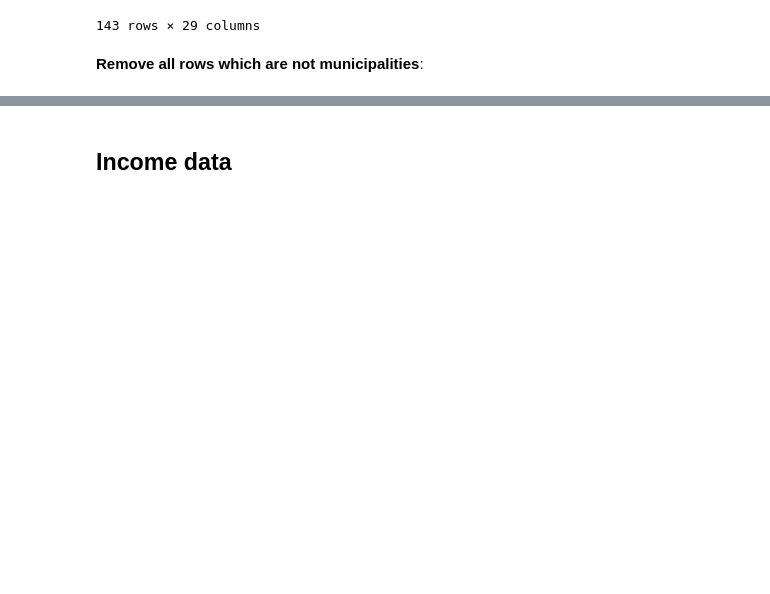
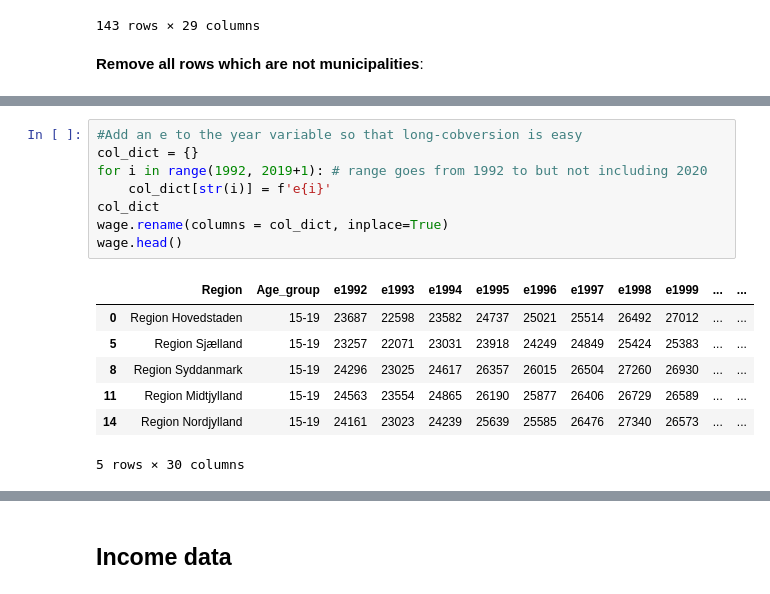
Before and after one commit to AskerNC/projects-2021-stressfaktoren, a Jupyter notebook: dataproject/dataproject.ipynb, the cells around one changed output, grey strips where cells are left out. Drawn from its saved outputs; the diff is of its cells as text; blank space fills up the shorter version.

```diff
--- a/dataproject/dataproject.ipynb
+++ b/dataproject/dataproject.ipynb
@@ -131,0 +130,16 @@ wage.head(100)
+# %%
+#Add an e to the year variable so that long-cobversion is easy
+col_dict = {}
+for i in range(1992, 2019+1): # range goes from 1992 to but not including 2020
+    col_dict[str(i)] = f'e{i}'
+col_dict
+wage.rename(columns = col_dict, inplace=True)
+wage.head()
+# %% [output]
+|  | Region | Age_group | e1992 | e1993 | e1994 | e1995 | e1996 | e1997 | e1998 | e1999 | ... | ... |
+| 0 | Region Hovedstaden | 15-19 | 23687 | 22598 | 23582 | 24737 | 25021 | 25514 | 26492 | 27012 | ... | ... |
+| 5 | Region Sjælland | 15-19 | 23257 | 22071 | 23031 | 23918 | 24249 | 24849 | 25424 | 25383 | ... | ... |
+| 8 | Region Syddanmark | 15-19 | 24296 | 23025 | 24617 | 26357 | 26015 | 26504 | 27260 | 26930 | ... | ... |
+| 11 | Region Midtjylland | 15-19 | 24563 | 23554 | 24865 | 26190 | 25877 | 26406 | 26729 | 26589 | ... | ... |
+| 14 | Region Nordjylland | 15-19 | 24161 | 23023 | 24239 | 25639 | 25585 | 26476 | 27340 | 26573 | ... | ... |
+5 rows × 30 columns
```
Also changed, not shown: parts of 10 cells of this notebook.
